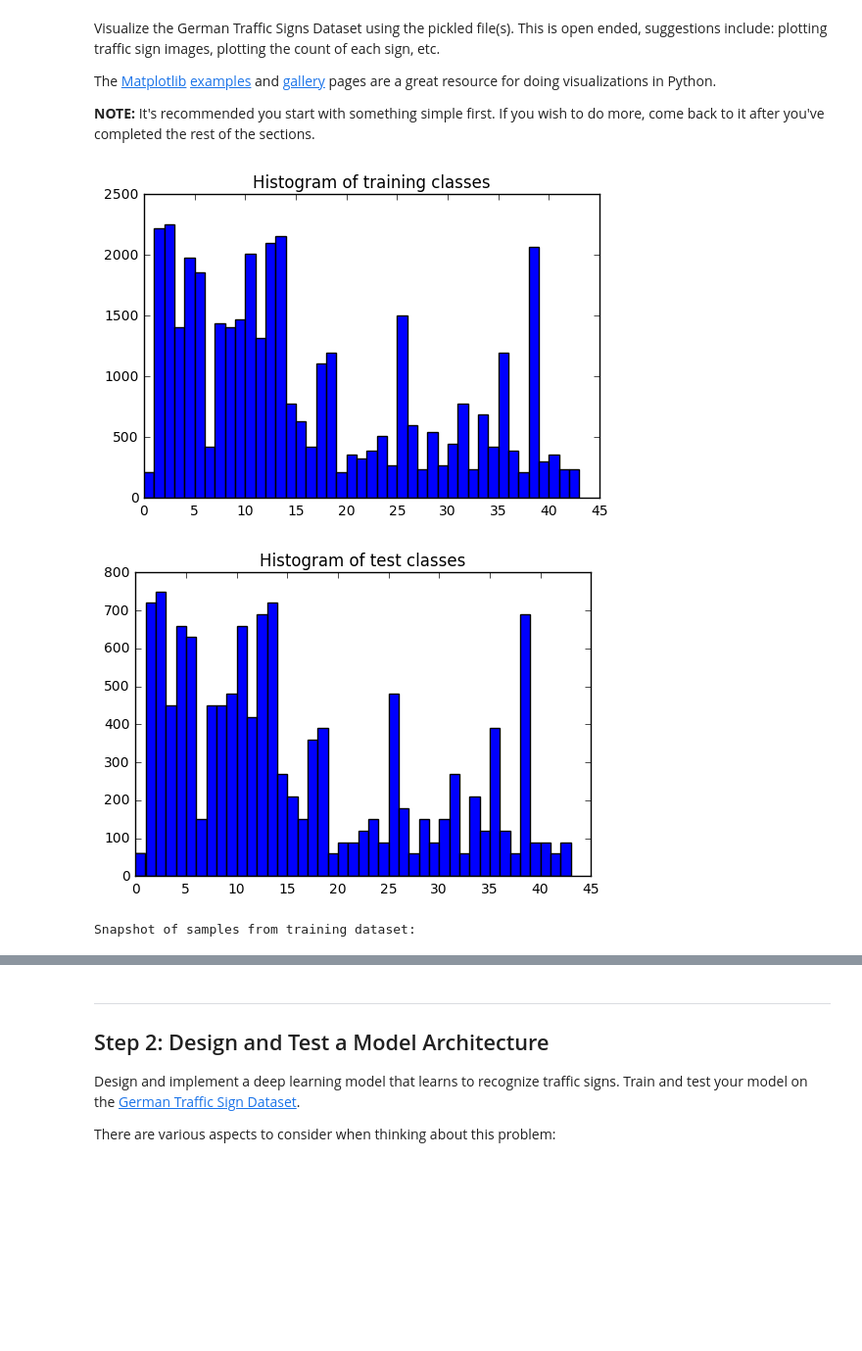
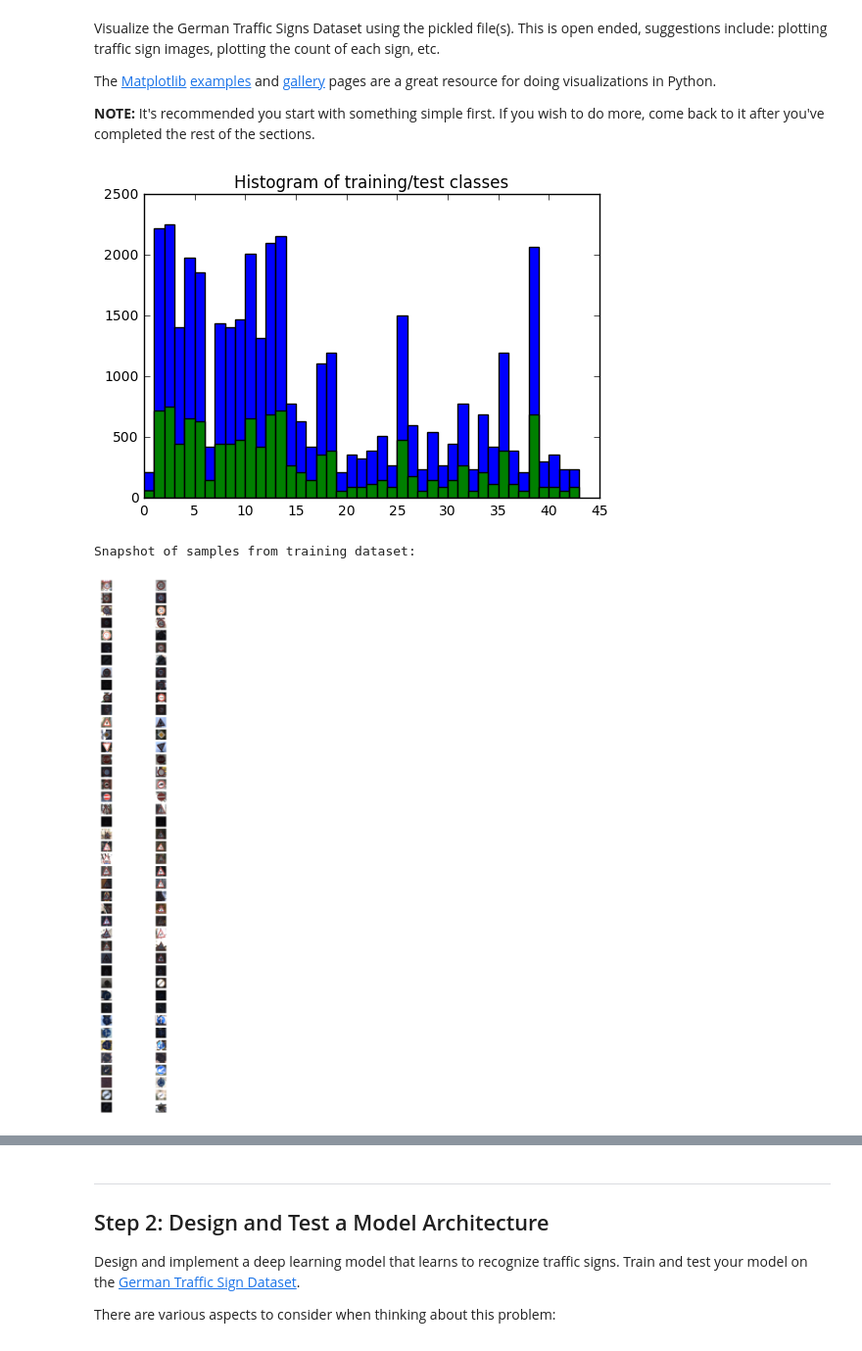
Before and after one commit to jinchenglee/CarND-Traffic-Sign-Classifier-Project, a Jupyter notebook: Traffic_Sign_Classifier.ipynb, the cells around one changed output, grey strips where cells are left out. Shown at 98% size. Drawn from its saved outputs; the diff is of its cells as text; code cells hidden in the pictures; blank space fills up the shorter version.

```diff
--- a/Traffic_Sign_Classifier.ipynb
+++ b/Traffic_Sign_Classifier.ipynb
@@ -78,38 +78,34 @@ The [Matplotlib](http://matplotlib.org/) [examples](http://matplotlib.org/exampl
 # %%
 ### Data exploration visualization goes here.
 ### Feel free to use as many code cells as needed.
 import matplotlib.pyplot as plt
 import random
 
 # Visualizations will be shown in the notebook.
 %matplotlib inline
 
 # Show histograms of all classes in training dataset
 plt.hist(y_train,range(n_classes+1))
-plt.title("Histogram of training classes")
-plt.show()
-
-# Show histograms of all classes in test dataset
 plt.hist(y_test,range(n_classes+1))
-plt.title("Histogram of test classes")
+plt.title("Histogram of training/test classes")
 plt.show()
 
 # Show a random of n example of each class
 samples_per_class = 2
 
 plt.figure(figsize = (6,32))
 print('Snapshot of samples from training dataset:')
 for i in range(n_classes):
     #print(i)
     idxs = np.random.choice(np.flatnonzero(y_train==i), samples_per_class)
     for j , idx in enumerate(idxs):
         plt_idx = i*samples_per_class + j + 1
         plt.subplot(43, samples_per_class, plt_idx)
         plt.imshow(X_train[idx].astype('uint8'))
         plt.axis('off')
 
 plt.show()
 # %% [output]
-[figure, old version]
+[figure, new version]
+Snapshot of samples from training dataset:
-[figure, old version]
+[figure, new version]
-Snapshot of samples from training dataset:
```
Also changed, not shown: parts of 8 cells of this notebook.
